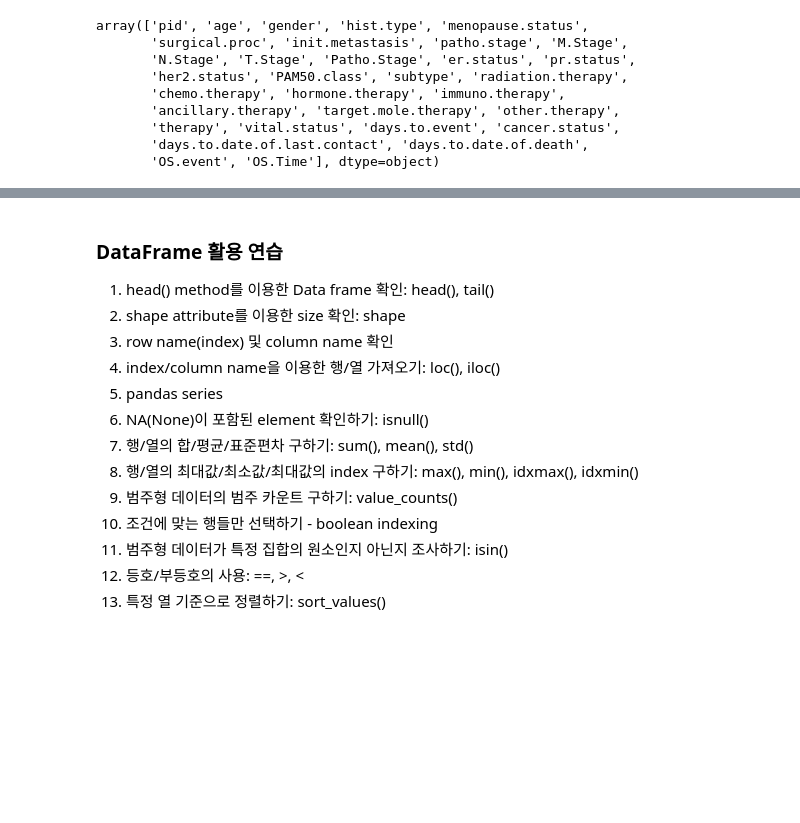
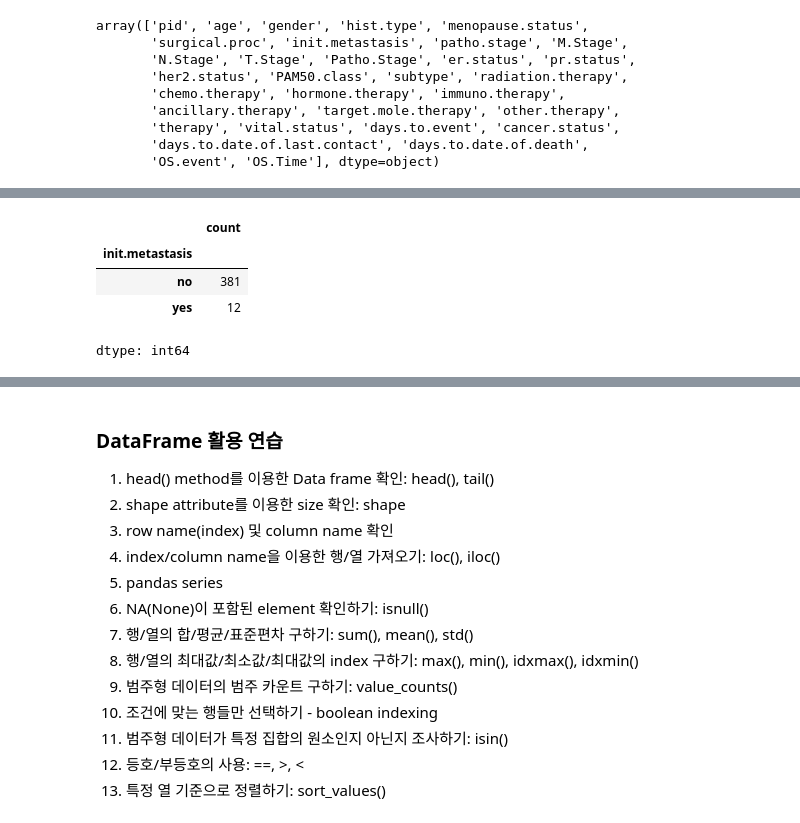
Before and after one commit to hyunhee1123/health-checkup-analysis, a Jupyter notebook: Notebooks/bio_bigdata_workshop_1A_python_pandas_visualization_practice.ipynb, the cells around one changed output, grey strips where cells are left out. Saved outputs shown, nothing was run; the diff lists cells and outputs as text; code cells hidden in the pictures; blank space fills up the shorter version.

```diff
--- a/Notebooks/bio_bigdata_workshop_1A_python_pandas_visualization_practice.ipynb
+++ b/Notebooks/bio_bigdata_workshop_1A_python_pandas_visualization_practice.ipynb
@@ -336,0 +427,8 @@ df_gep.sum(axis = 1)
+# %%
+df_clinical['init.metastasis'].value_counts()
+# %% [output]
+|  | count |
+| init.metastasis |  |
+| no | 381 |
+| yes | 12 |
+dtype: int64
```
Also changed, not shown: parts of 13 cells of this notebook.
